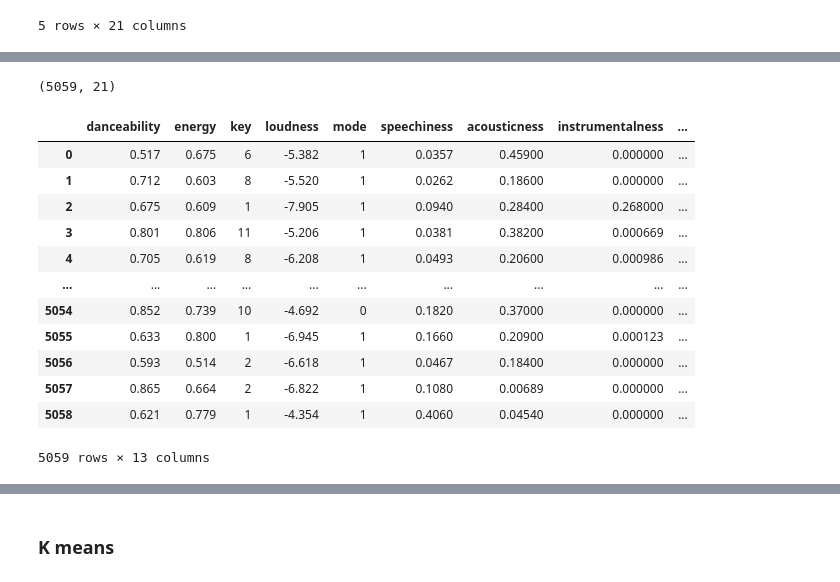
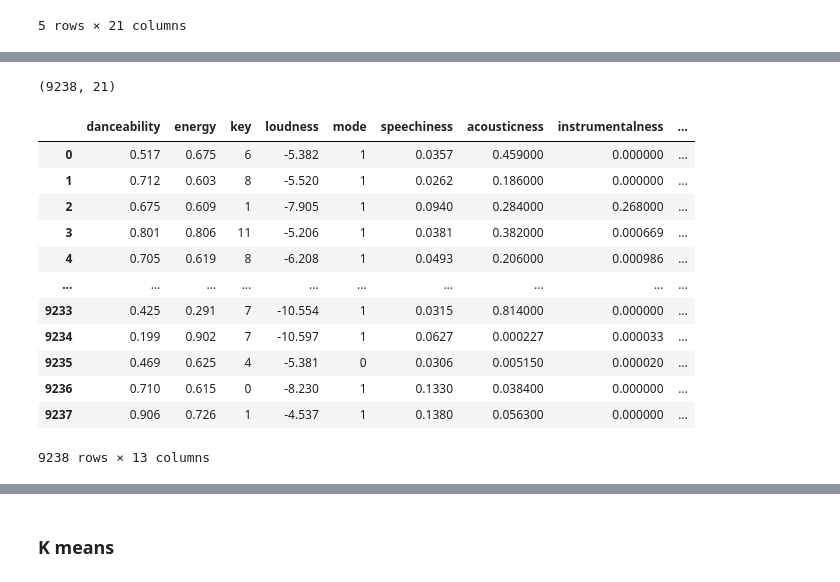
Before and after one commit to soichi-berson/song_recommendation-web_scraping_and_K-means, a Jupyter notebook: note/4_clustering_song.ipynb, the cells around one changed output, grey strips where cells are left out. Saved outputs shown, nothing was run; the diff lists cells and outputs as text; code cells hidden in the pictures.

```diff
--- a/note/4_clustering_song.ipynb
+++ b/note/4_clustering_song.ipynb
@@ -5,7 +5,7 @@
 import pandas as pd
 # %%
 hot100 = pd.read_csv('../data/audio_featured_hot100.csv')
-nothot100 = pd.read_csv('../data/audio_featured_not_hot100.csv')
+nothot100 = pd.read_csv('../data/9138_audio_featured_songs.csv')
 # %%
 hot100['set'] = 'H'
 hot100.head()
@@ -49,7 +49,7 @@ songs
 songs = songs.drop_duplicates()
 songs.shape
 # %% [output]
-(5059, 21)
+(9238, 21)
 # %%
 from sklearn import datasets
 from sklearn.preprocessing import StandardScaler
@@ -57,24 +57,24 @@ from sklearn.cluster import KMeans
 from sklearn.metrics import silhouette_score
 # %%
 songs = songs.reset_index(drop=True)
-songs.to_csv('../data/hot100+not_hot_songs.csv', index=False)
+songs.to_csv('../data/hot100+not_hot_songs9138.csv', index=False)
 
 numerical_songs = songs.select_dtypes(include='number')
 numerical_songs
 # %% [output]
 |  | danceability | energy | key | loudness | mode | speechiness | acousticness | instrumentalness | ... |
-| 0 | 0.517 | 0.675 | 6 | -5.382 | 1 | 0.0357 | 0.45900 | 0.000000 | ... |
-| 1 | 0.712 | 0.603 | 8 | -5.520 | 1 | 0.0262 | 0.18600 | 0.000000 | ... |
-| 2 | 0.675 | 0.609 | 1 | -7.905 | 1 | 0.0940 | 0.28400 | 0.268000 | ... |
-| 3 | 0.801 | 0.806 | 11 | -5.206 | 1 | 0.0381 | 0.38200 | 0.000669 | ... |
-| 4 | 0.705 | 0.619 | 8 | -6.208 | 1 | 0.0493 | 0.20600 | 0.000986 | ... |
+| 0 | 0.517 | 0.675 | 6 | -5.382 | 1 | 0.0357 | 0.459000 | 0.000000 | ... |
+| 1 | 0.712 | 0.603 | 8 | -5.520 | 1 | 0.0262 | 0.186000 | 0.000000 | ... |
+| 2 | 0.675 | 0.609 | 1 | -7.905 | 1 | 0.0940 | 0.284000 | 0.268000 | ... |
+| 3 | 0.801 | 0.806 | 11 | -5.206 | 1 | 0.0381 | 0.382000 | 0.000669 | ... |
+| 4 | 0.705 | 0.619 | 8 | -6.208 | 1 | 0.0493 | 0.206000 | 0.000986 | ... |
 | ... | ... | ... | ... | ... | ... | ... | ... | ... | ... |
-| 5054 | 0.852 | 0.739 | 10 | -4.692 | 0 | 0.1820 | 0.37000 | 0.000000 | ... |
-| 5055 | 0.633 | 0.800 | 1 | -6.945 | 1 | 0.1660 | 0.20900 | 0.000123 | ... |
-| 5056 | 0.593 | 0.514 | 2 | -6.618 | 1 | 0.0467 | 0.18400 | 0.000000 | ... |
-| 5057 | 0.865 | 0.664 | 2 | -6.822 | 1 | 0.1080 | 0.00689 | 0.000000 | ... |
-| 5058 | 0.621 | 0.779 | 1 | -4.354 | 1 | 0.4060 | 0.04540 | 0.000000 | ... |
+| 9233 | 0.425 | 0.291 | 7 | -10.554 | 1 | 0.0315 | 0.814000 | 0.000000 | ... |
+| 9234 | 0.199 | 0.902 | 7 | -10.597 | 1 | 0.0627 | 0.000227 | 0.000033 | ... |
+| 9235 | 0.469 | 0.625 | 4 | -5.381 | 0 | 0.0306 | 0.005150 | 0.000020 | ... |
+| 9236 | 0.710 | 0.615 | 0 | -8.230 | 1 | 0.1330 | 0.038400 | 0.000000 | ... |
+| 9237 | 0.906 | 0.726 | 1 | -4.537 | 1 | 0.1380 | 0.056300 | 0.000000 | ... |
-5059 rows × 13 columns
+9238 rows × 13 columns
 # %%
 numerical_songs.describe()
 # %% [output]
```
Also changed, not shown: parts of 14 cells of this notebook, 10 other files.
